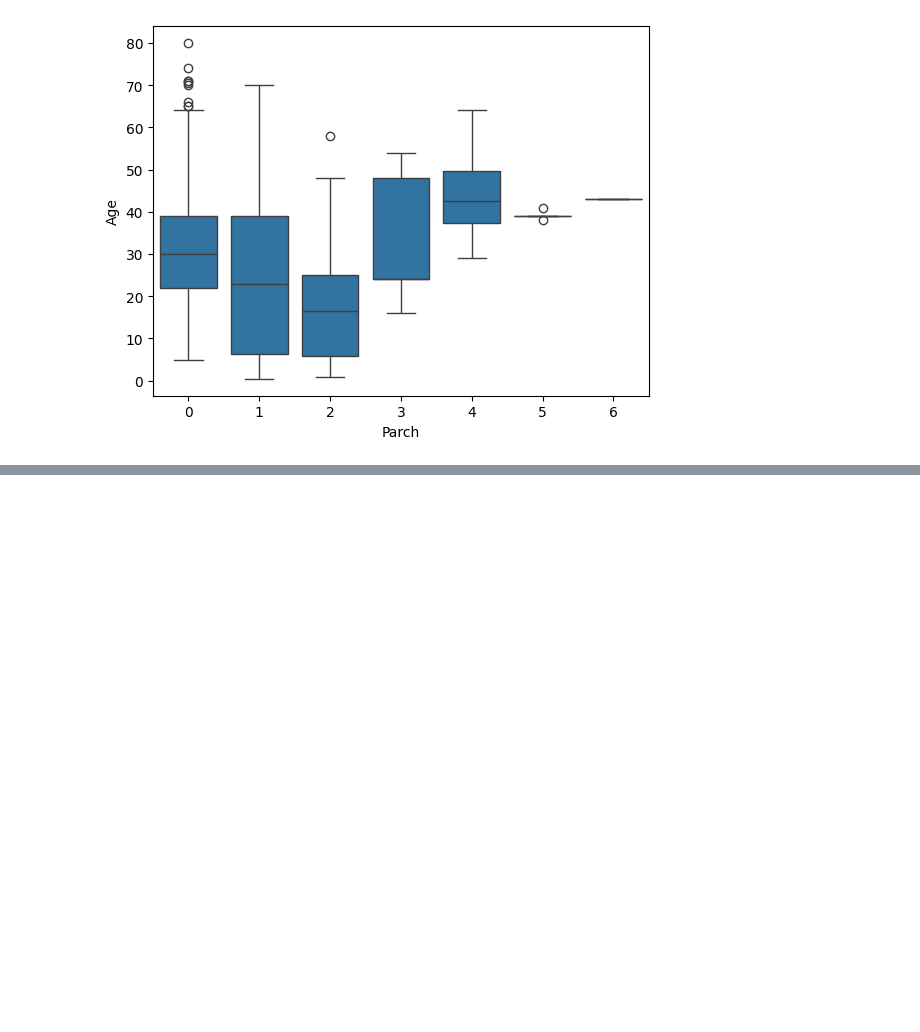
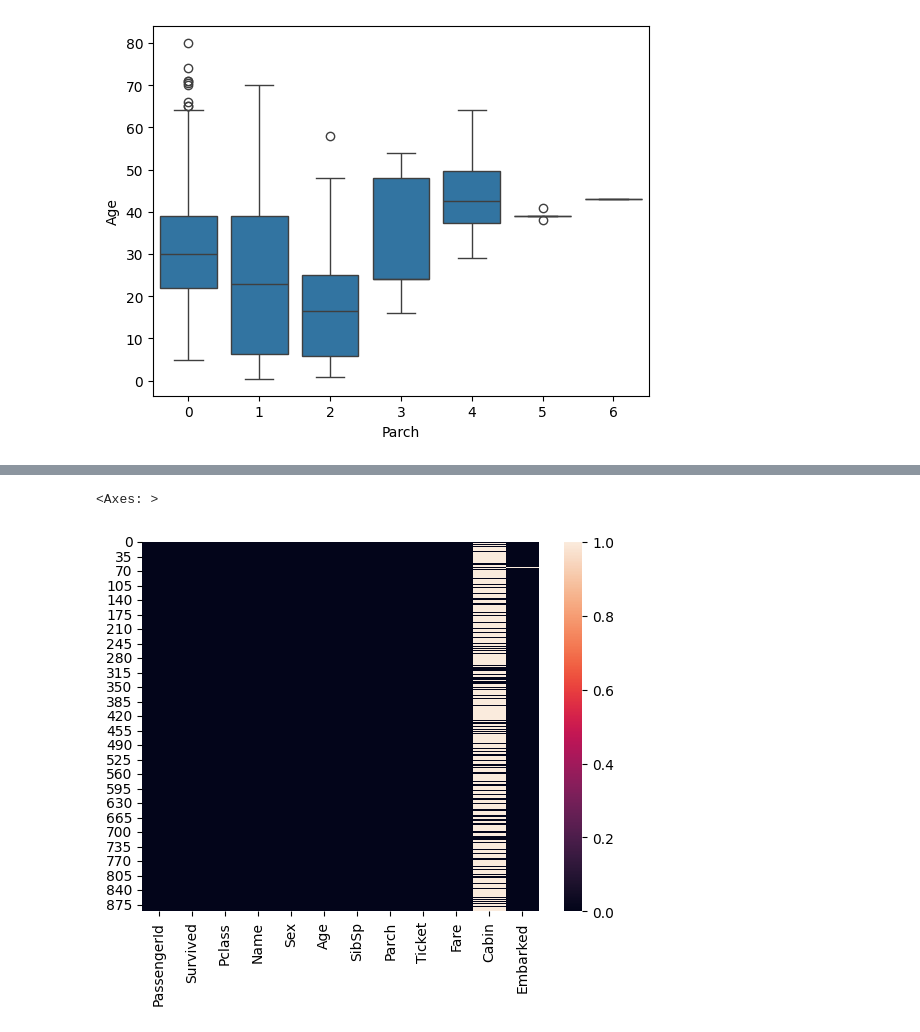
Before and after one commit to karthiknvk/titanic_survival_prediction, a Jupyter notebook: model_no2.ipynb, the cells around one changed output, grey strips where cells are left out. Drawn from its saved outputs; the diff is of its cells as text; code cells hidden in the pictures; blank space fills up the shorter version.

```diff
--- a/model_no2.ipynb
+++ b/model_no2.ipynb
@@ -197,3 +197,8 @@ sns.boxplot(data=titanic_data,x='Parch',y='Age')
 # %% [output]
 <Axes: xlabel='Parch', ylabel='Age'>
 [figure]
+# %%
+pclass1_mean_age=int(titanic_data[titanic_data['Pclass']==1]['Age'].mean())
+pclass2_mean_age=int(titanic_data[titanic_data['Pclass']==2]['Age'].mean())
+pclass3_mean_age=int(titanic_data[titanic_data['Pclass']==3]['Age'].mean())
+print(pclass1_mean_age,pclass2_mean_age,pclass3_mean_age)
@@ -199,0 +207,12 @@ sns.boxplot(data=titanic_data,x='Parch',y='Age')
+# %%
+#filling missing values of age:
+def fillage(dfpart):
+  if pd.isnull(dfpart[0]):
+    if dfpart[1]==1:
+      return pclass1_mean_age
+    elif dfpart[1]==2:
+      return pclass2_mean_age
+    elif dfpart[1]==3:
+      return pclass3_mean_age
+  else:
+    return dfpart[0]
@@ -200,2 +239,2 @@ sns.boxplot(data=titanic_data,x='Parch',y='Age')
 # %%
-titanic_data[titanic_data['Pclass']==1]['Age'].mean()
+titanic_data['Age']=titanic_data[['Age','Pclass']].apply(fillage,axis=1)
@@ -203,0 +256,5 @@ titanic_data[titanic_data['Pclass']==1]['Age'].mean()
+# %%
+sns.heatmap(titanic_data.isnull())
+# %% [output]
+<Axes: >
+[figure, added]
```
Also changed, not shown: parts of 93 cells of this notebook, 3 other files.
